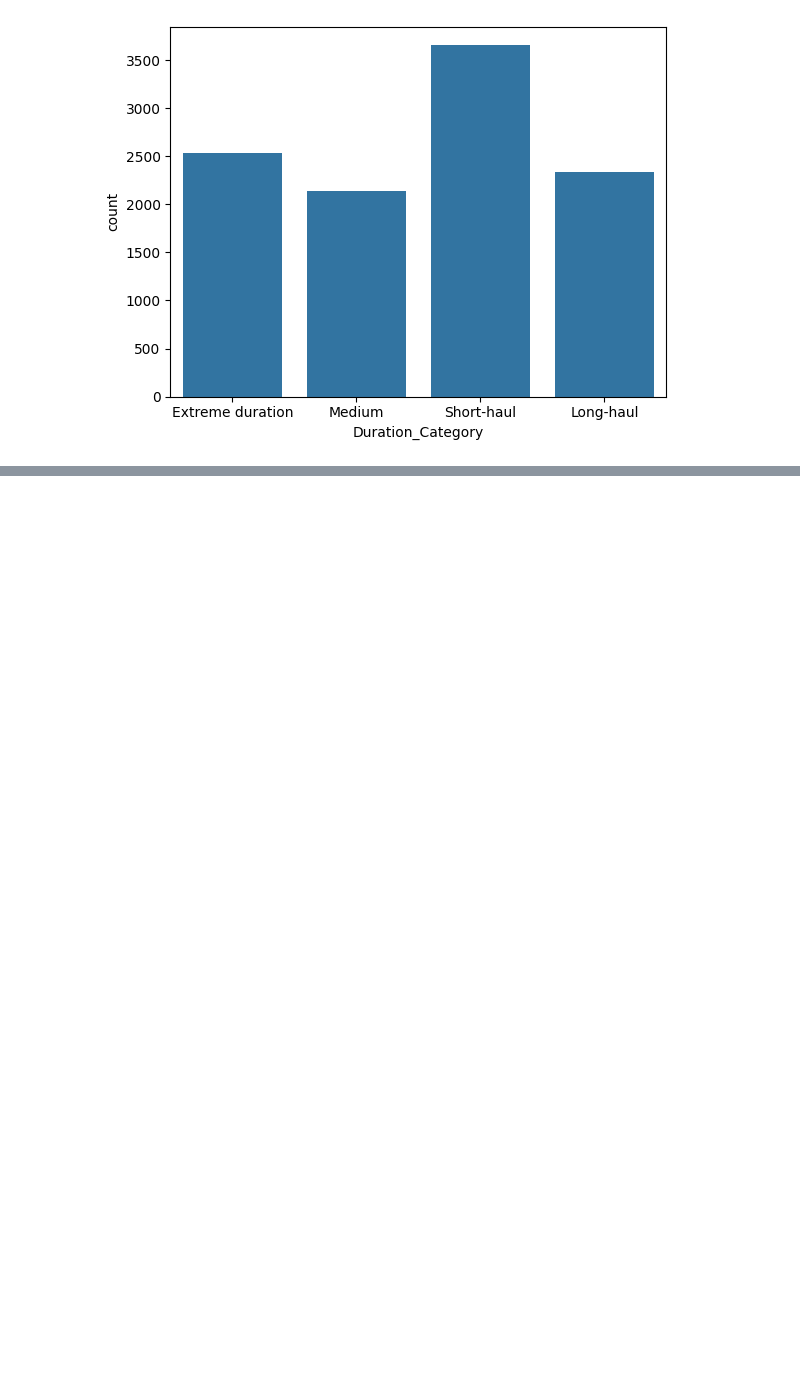
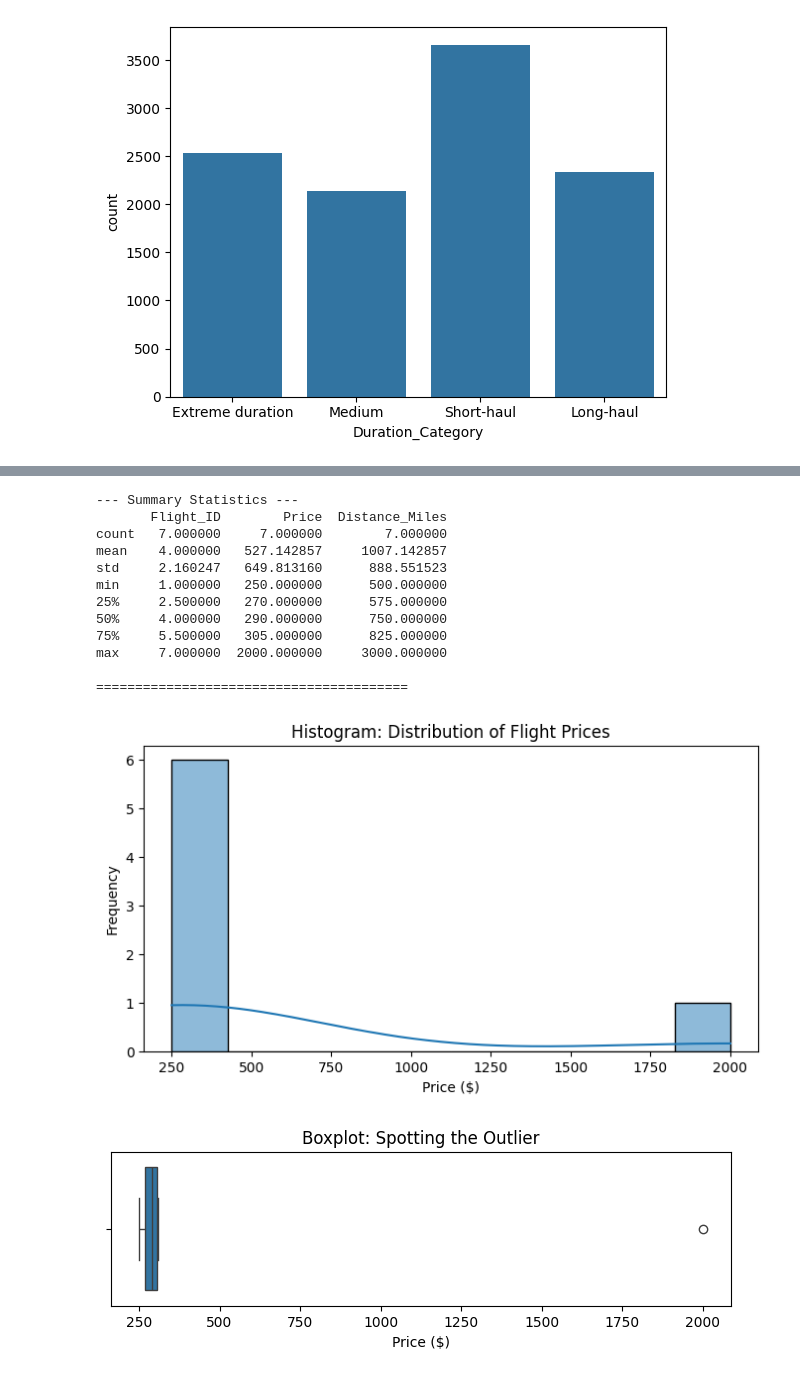
Before and after one commit to Al-ameen12/python-concepts, a Jupyter notebook: EDA/exploratory_data_analysis.ipynb, the cells around one changed output, grey strips where cells are left out. Saved outputs shown, nothing was run; the diff lists cells and outputs as text; code cells hidden in the pictures; blank space fills up the shorter version.

Commit message:
EDA - working with numerical data

```diff
--- a/EDA/exploratory_data_analysis.ipynb
+++ b/EDA/exploratory_data_analysis.ipynb
@@ -190,0 +211,47 @@ plt.show()
+# %%
+import pandas as pd
+import seaborn as sns
+import matplotlib.pyplot as plt
+
+# 1. Create Sample Numerical Data (Notice the extreme $2000 outlier)
+flights = pd.DataFrame({
+    'Flight_ID': [1, 2, 3, 4, 5, 6, 7],
+    'Price': [250, 280, 310, 290, 260, 300, 2000],
+    'Distance_Miles': [500, 600, 850, 750, 550, 800, 3000]
+})
+
+# 2. Generate Summary Statistics
+print("--- Summary Statistics ---")
+print(flights.describe())
+print("\n" + "="*40 + "\n")
+
+# 3. Plot a Histogram to see the distribution
+plt.figure(figsize=(8, 4))
+# 'bins' determines how many buckets to divide the data into
+sns.histplot(flights['Price'], bins=10, kde=True)
+plt.title("Histogram: Distribution of Flight Prices")
+plt.xlabel("Price ($)")
+plt.ylabel("Frequency")
+plt.show()
+
+# 4. Plot a Boxplot to easily spot outliers
+plt.figure(figsize=(8, 2))
+sns.boxplot(x=flights['Price'])
+plt.title("Boxplot: Spotting the Outlier")
+plt.xlabel("Price ($)")
+plt.show()
+# %% [output]
+--- Summary Statistics ---
+       Flight_ID        Price  Distance_Miles
+count   7.000000     7.000000        7.000000
+mean    4.000000   527.142857     1007.142857
+std     2.160247   649.813160      888.551523
+min     1.000000   250.000000      500.000000
+25%     2.500000   270.000000      575.000000
+50%     4.000000   290.000000      750.000000
+75%     5.500000   305.000000      825.000000
+max     7.000000  2000.000000     3000.000000
+
+========================================
+[figure, added]
+[figure, added]
```
Also changed, not shown: parts of 1 cell of this notebook.
